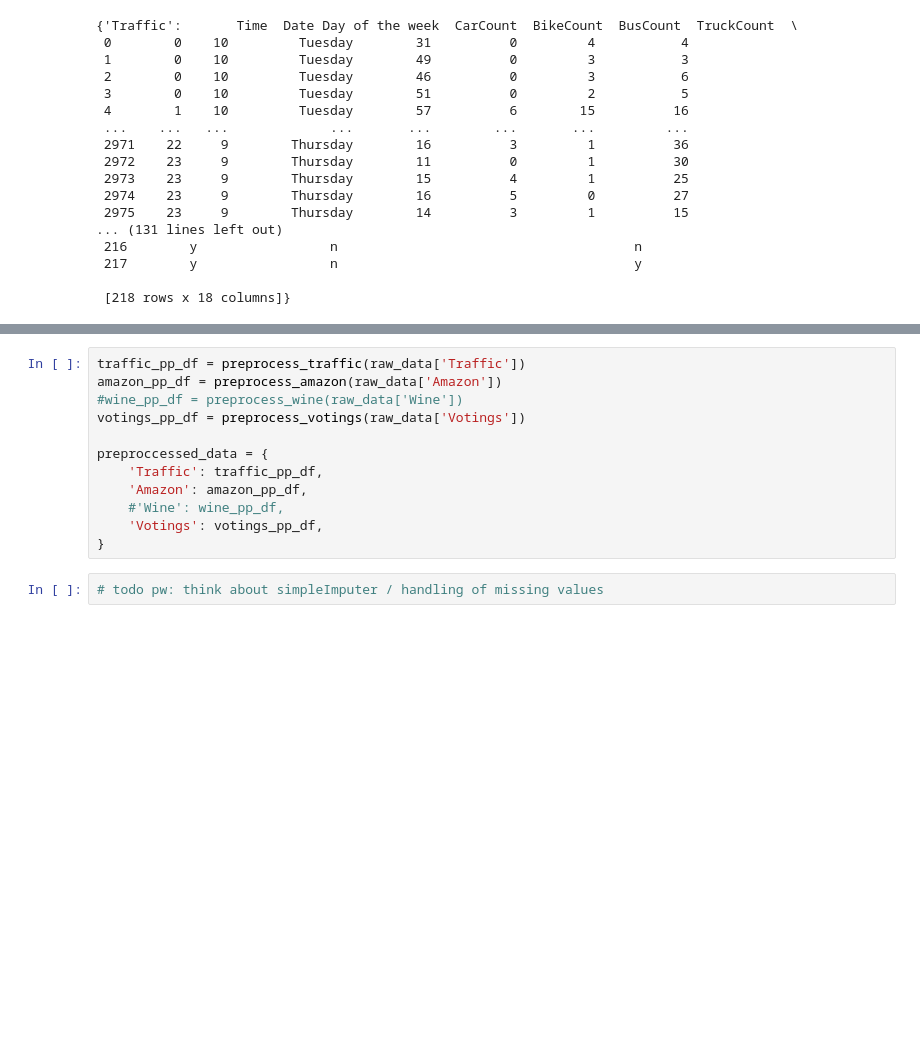
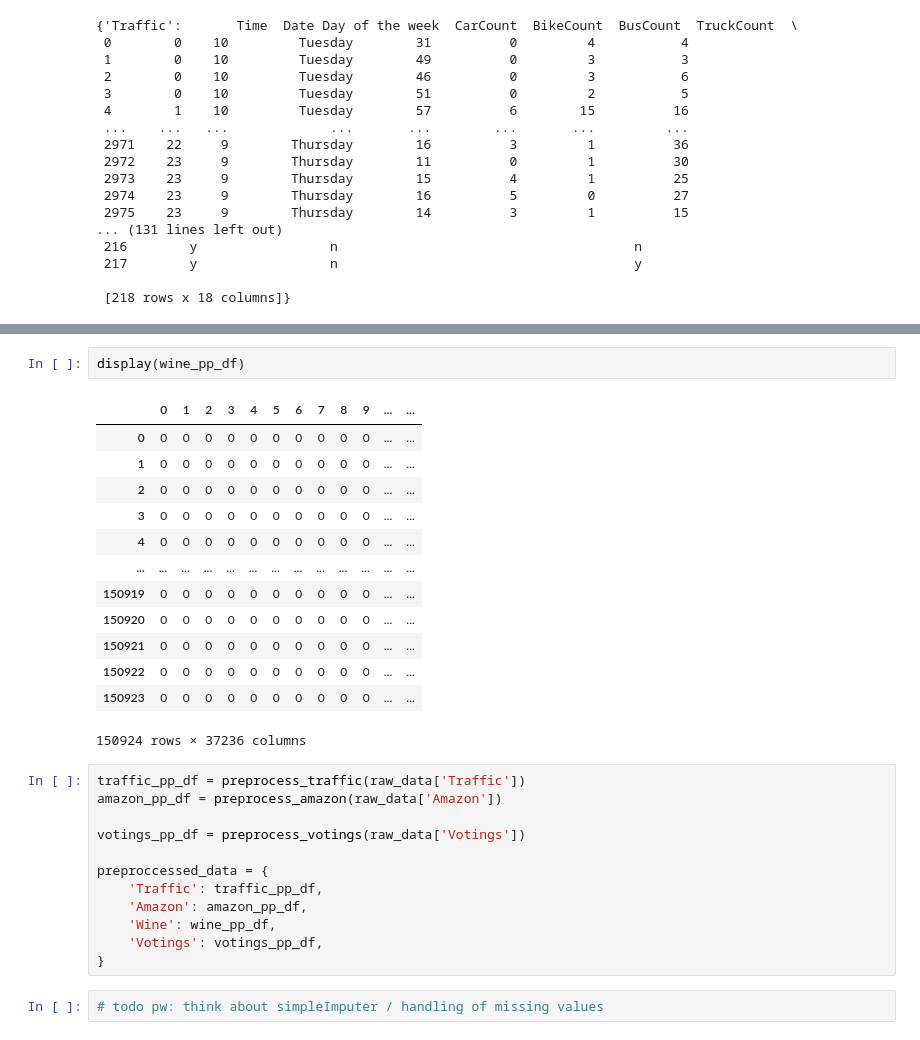
Before and after one commit to woerndle/ds-ml-project, a Jupyter notebook: all-in-all.ipynb, the cells around one changed output, grey strips where cells are left out. Saved outputs shown, nothing was run; the diff lists cells and outputs as text; blank space fills up the shorter version.

```diff
--- a/all-in-all.ipynb
+++ b/all-in-all.ipynb
@@ -197,13 +254,29 @@ def preprocess_votings(raw_data: pd.DataFrame):
+# %%
+display(wine_pp_df)
+# %% [output]
+|  | 0 | 1 | 2 | 3 | 4 | 5 | 6 | 7 | 8 | 9 | ... | ... |
+| 0 | 0 | 0 | 0 | 0 | 0 | 0 | 0 | 0 | 0 | 0 | ... | ... |
+| 1 | 0 | 0 | 0 | 0 | 0 | 0 | 0 | 0 | 0 | 0 | ... | ... |
+| 2 | 0 | 0 | 0 | 0 | 0 | 0 | 0 | 0 | 0 | 0 | ... | ... |
+| 3 | 0 | 0 | 0 | 0 | 0 | 0 | 0 | 0 | 0 | 0 | ... | ... |
+| 4 | 0 | 0 | 0 | 0 | 0 | 0 | 0 | 0 | 0 | 0 | ... | ... |
+| ... | ... | ... | ... | ... | ... | ... | ... | ... | ... | ... | ... | ... |
+| 150919 | 0 | 0 | 0 | 0 | 0 | 0 | 0 | 0 | 0 | 0 | ... | ... |
+| 150920 | 0 | 0 | 0 | 0 | 0 | 0 | 0 | 0 | 0 | 0 | ... | ... |
+| 150921 | 0 | 0 | 0 | 0 | 0 | 0 | 0 | 0 | 0 | 0 | ... | ... |
+| 150922 | 0 | 0 | 0 | 0 | 0 | 0 | 0 | 0 | 0 | 0 | ... | ... |
+| 150923 | 0 | 0 | 0 | 0 | 0 | 0 | 0 | 0 | 0 | 0 | ... | ... |
+150924 rows × 37236 columns
 # %%
 traffic_pp_df = preprocess_traffic(raw_data['Traffic'])
 amazon_pp_df = preprocess_amazon(raw_data['Amazon'])
-#wine_pp_df = preprocess_wine(raw_data['Wine'])
+
 votings_pp_df = preprocess_votings(raw_data['Votings'])
 
 preproccessed_data = {
     'Traffic': traffic_pp_df,
     'Amazon': amazon_pp_df,
-    #'Wine': wine_pp_df,
+    'Wine': wine_pp_df,
     'Votings': votings_pp_df,
 }
 # %%
```
Also changed, not shown: parts of 22 cells of this notebook.
